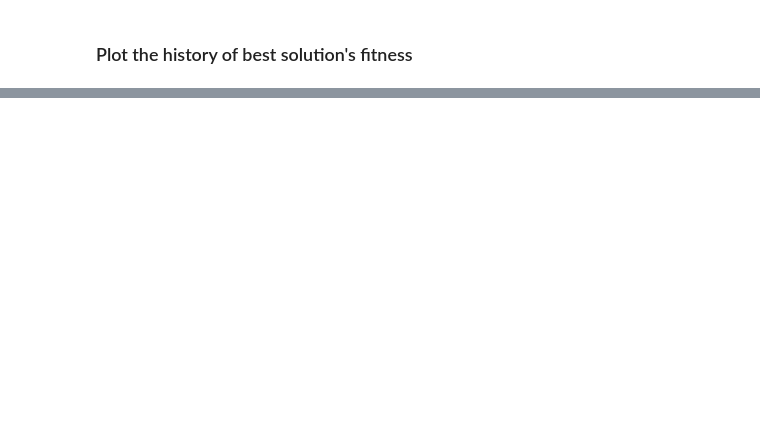
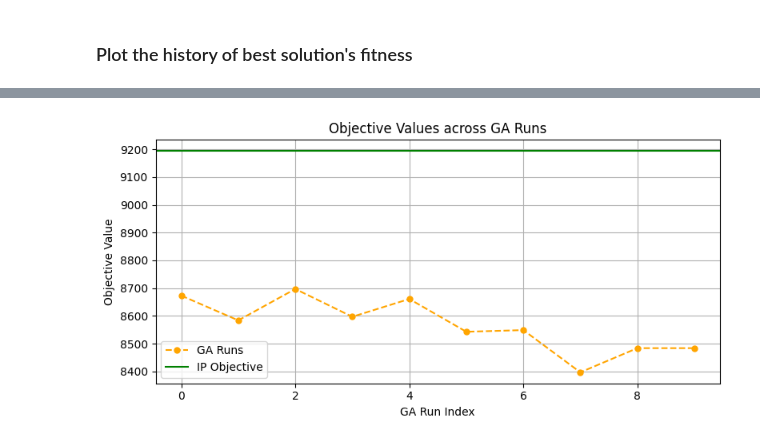
Before and after one commit to truongbnguyen88/cse545_finalproject, a Jupyter notebook: integer_programming.ipynb, the cells around one changed output, grey strips where cells are left out. Saved outputs shown, nothing was run; the diff lists cells and outputs as text; code cells hidden in the pictures; blank space fills up the shorter version.

```diff
--- a/integer_programming.ipynb
+++ b/integer_programming.ipynb
@@ -979,13 +1025,16 @@ plt.grid()
 # %%
 yy = np.array(objective_values)
 xx = np.arange(len(yy))
 fig, ax = plt.subplots(1,1,figsize=(8,4))
 ax.plot(xx, yy, label='GA Runs', ls='--', marker='o', ms=5, c='orange')
 # plot a line for IP objective value
 ax.axhline(y=obj_ip, color='green', linestyle='-', label='IP Objective')
 ax.set_xlabel("GA Run Index")
 ax.set_ylabel("Objective Value")
 ax.set_title("Objective Values across GA Runs")
+ax.legend()
 plt.tight_layout()
 plt.grid()
 plt.show()
+# %% [output]
+[figure, added]
```
Also changed, not shown: parts of 5 cells of this notebook.
